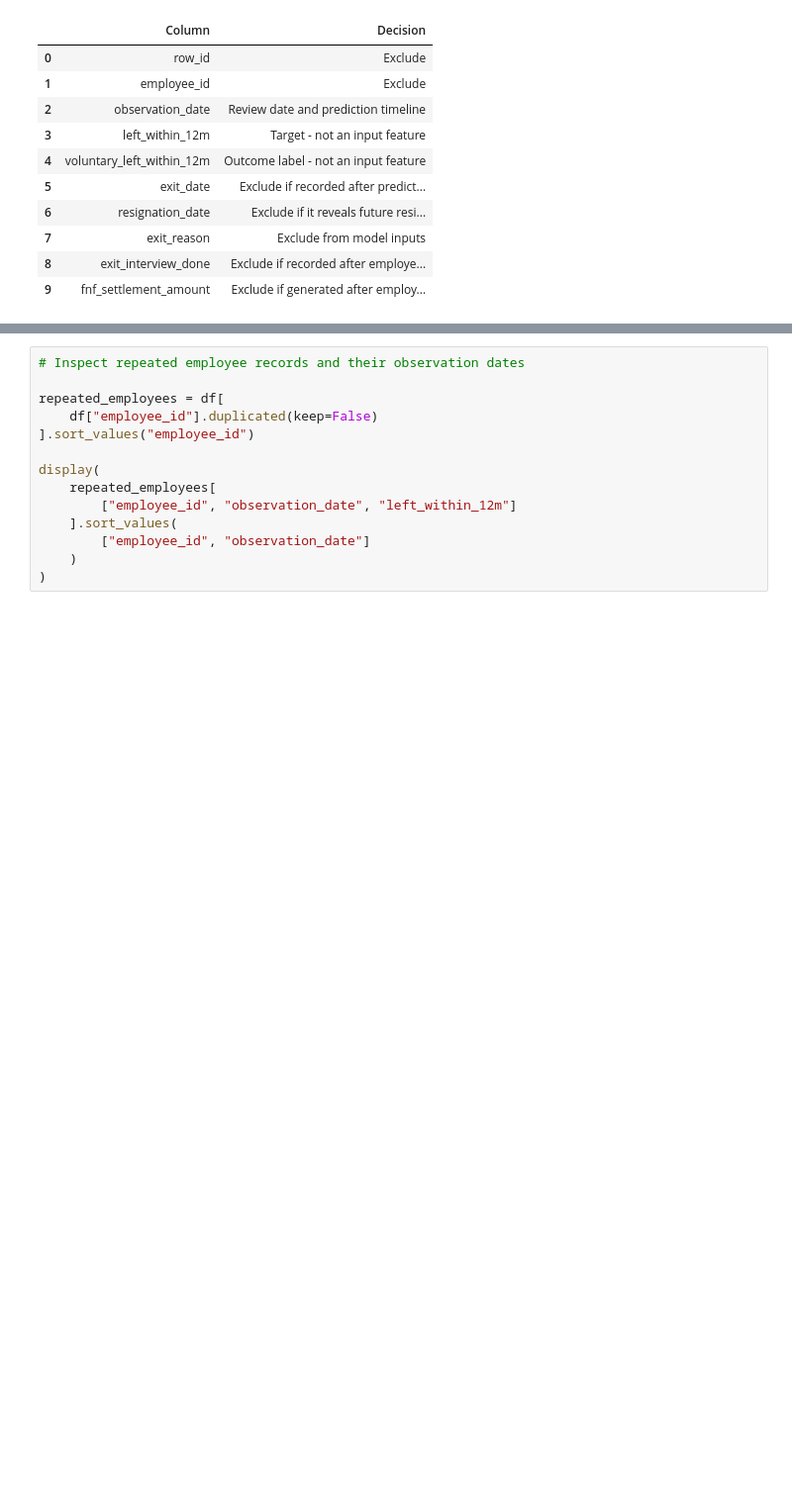
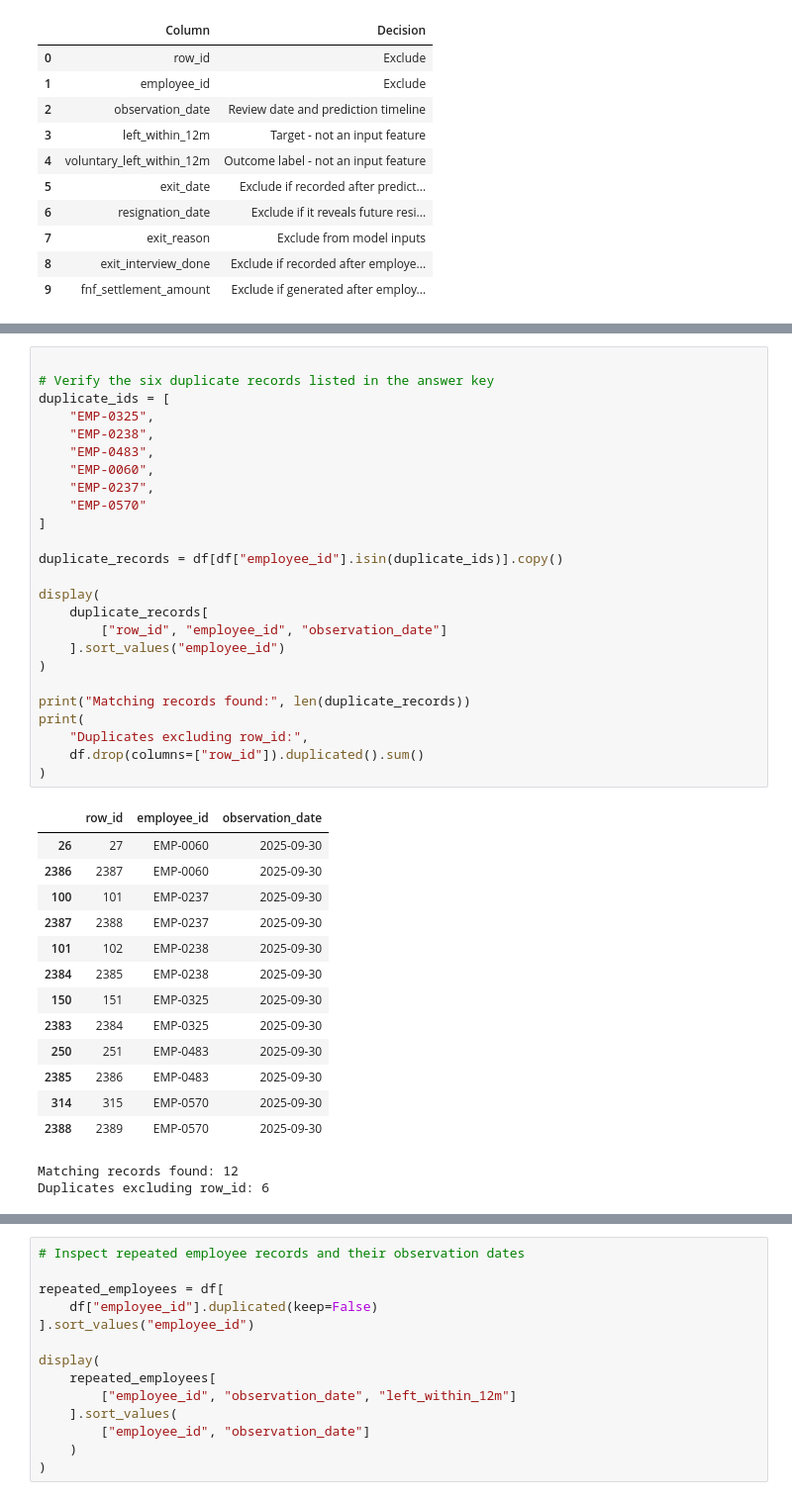
Before and after one commit to ItzKalpesh/employee-ml-project, a Jupyter notebook: notebooks/01_data_audit.ipynb, the cells around one changed output, grey strips where cells are left out. Shown at 99% size. Saved outputs shown, nothing was run; the diff lists cells and outputs as text; blank space fills up the shorter version.

```diff
--- a/notebooks/01_data_audit.ipynb
+++ b/notebooks/01_data_audit.ipynb
@@ -493,3 +502,44 @@ Duplicate employee IDs: 6
 | 2387 | 2388 | EMP-0237 | 2025-09-30 | D07 | R040 | 2 | Chennai | Remote | ... |
 | 2388 | 2389 | EMP-0570 | 2025-09-30 | D04 | R024 | 3 | Bengaluru | Hybrid | ... |
 10 rows × 42 columns
+# %%
+
+# Verify the six duplicate records listed in the answer key
+duplicate_ids = [
+    "EMP-0325",
+    "EMP-0238",
+    "EMP-0483",
+    "EMP-0060",
+    "EMP-0237",
+    "EMP-0570"
+]
+
+duplicate_records = df[df["employee_id"].isin(duplicate_ids)].copy()
+
+display(
+    duplicate_records[
+        ["row_id", "employee_id", "observation_date"]
+    ].sort_values("employee_id")
+)
+
+print("Matching records found:", len(duplicate_records))
+print(
+    "Duplicates excluding row_id:",
+    df.drop(columns=["row_id"]).duplicated().sum()
+)
+# %% [output]
+|  | row_id | employee_id | observation_date |
+| 26 | 27 | EMP-0060 | 2025-09-30 |
+| 2386 | 2387 | EMP-0060 | 2025-09-30 |
+| 100 | 101 | EMP-0237 | 2025-09-30 |
+| 2387 | 2388 | EMP-0237 | 2025-09-30 |
+| 101 | 102 | EMP-0238 | 2025-09-30 |
+| 2384 | 2385 | EMP-0238 | 2025-09-30 |
+| 150 | 151 | EMP-0325 | 2025-09-30 |
+| 2383 | 2384 | EMP-0325 | 2025-09-30 |
+| 250 | 251 | EMP-0483 | 2025-09-30 |
+| 2385 | 2386 | EMP-0483 | 2025-09-30 |
+| 314 | 315 | EMP-0570 | 2025-09-30 |
+| 2388 | 2389 | EMP-0570 | 2025-09-30 |
+Matching records found: 12
+Duplicates excluding row_id: 6
```
Also changed, not shown: parts of 6 cells of this notebook, 1 other file.
